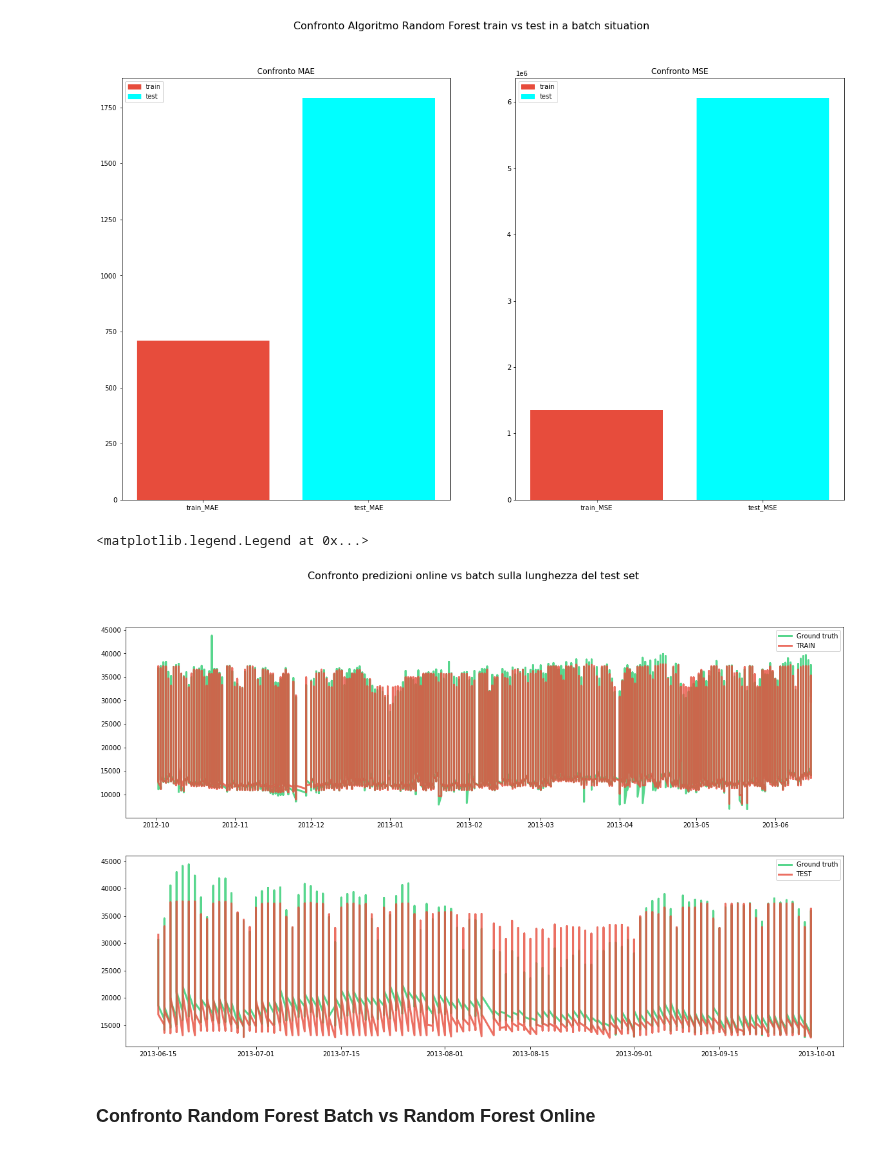
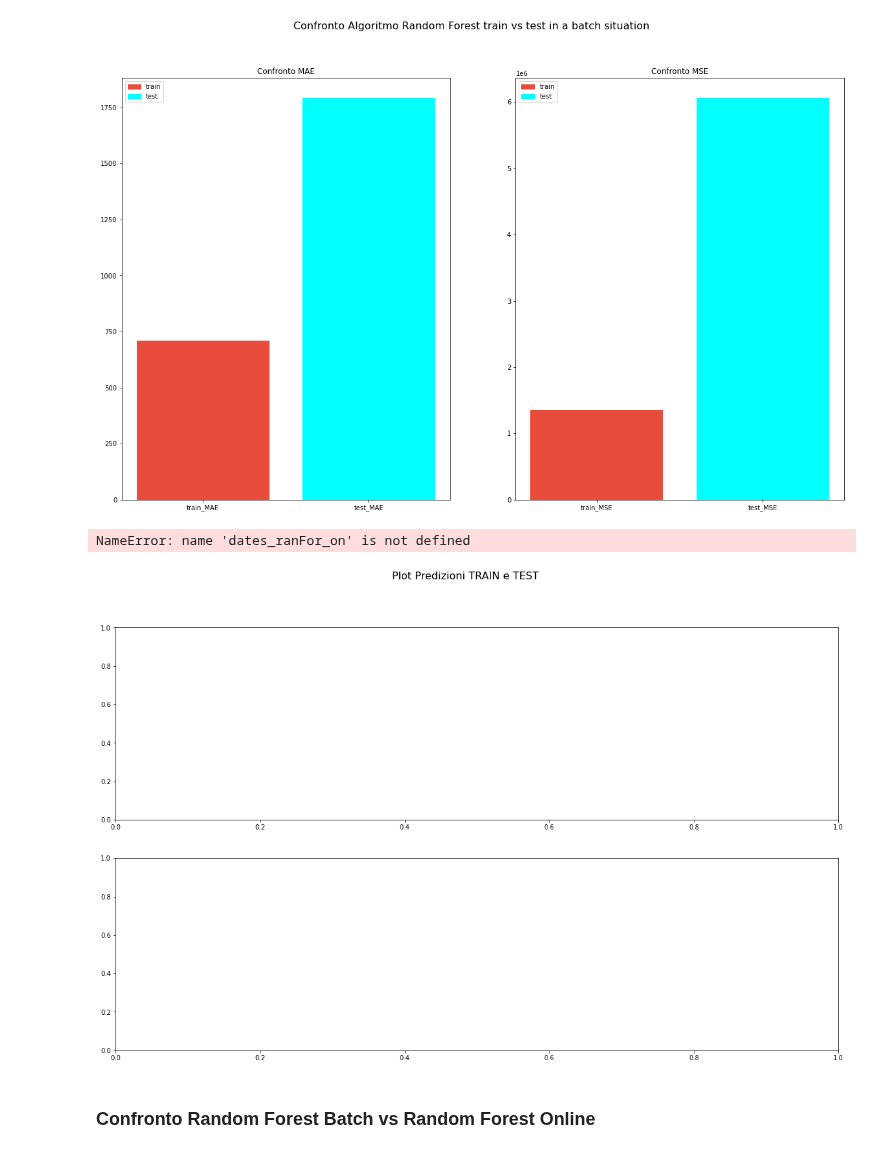
Before and after one commit to giodefa96/Script_Tesi_new, a Jupyter notebook: Risultati Finali/WaterVolumePrediction.ipynb, the cells around one changed output. Saved outputs shown, nothing was run; the diff lists cells and outputs as text; code cells hidden in the pictures.

```diff
--- a/Risultati Finali/WaterVolumePrediction.ipynb
+++ b/Risultati Finali/WaterVolumePrediction.ipynb
@@ -296,0 +297,8 @@ Execution time: 0.2564880847930908 seconds
+# %%
+prediction_mlp = list()
+prediction_mlp.append(X_train_mlp[-1])
+for i in range(0,1000):
+       single_prediction_mlp = regr_mlp.predict(prediction_mlp[i].reshape(-1,1))
+       prediction_mlp.append(single_prediction_mlp)
+
+plt.plot(prediction_mlp)
@@ -870,17 +908,17 @@ ax2.legend(handles=[red_patch, cyan_patch])
 # %%
 # Plot the results
 fig, (ax1,ax2) = plt.subplots(2,1,figsize=(20, 12))
-fig.suptitle('Confronto predizioni online vs batch sulla lunghezza del test set',  fontsize=16)
+fig.suptitle('Plot Predizioni TRAIN e TEST',  fontsize=16)
 ax.grid(alpha=0.75)
 ax1.plot(dates_ranFor_on[0:5946], Y_train_RF, lw=3, color='#2ecc71', alpha=0.8, label='Ground truth')
 ax2.plot(dates_ml_online[5947::], Y_test_RF, lw=3, color='#2ecc71', alpha=0.8, label='Ground truth')
 ax1.plot(dates_ranFor_on[0:5946], regr_random_forest.predict(X_train_RF), lw=3, color='#e74c3c', alpha=0.8, label='TRAIN')
 ax2.plot(dates_ml_online[5947::], regr_random_forest.predict(X_test_RF), lw=3, color='#e74c3c', alpha=0.8, label='TEST')
 ax1.legend()
 ax2.legend()
 # %% [output]
-<matplotlib.legend.Legend at 0x...>
+NameError: name 'dates_ranFor_on' is not defined
-[figure, old version]
+[figure, new version]
 # %% [markdown]
 ### Confronto Random Forest Batch vs Random Forest Online
 # %%
```
Also changed, not shown: parts of 9 cells of this notebook, 3 other files.
